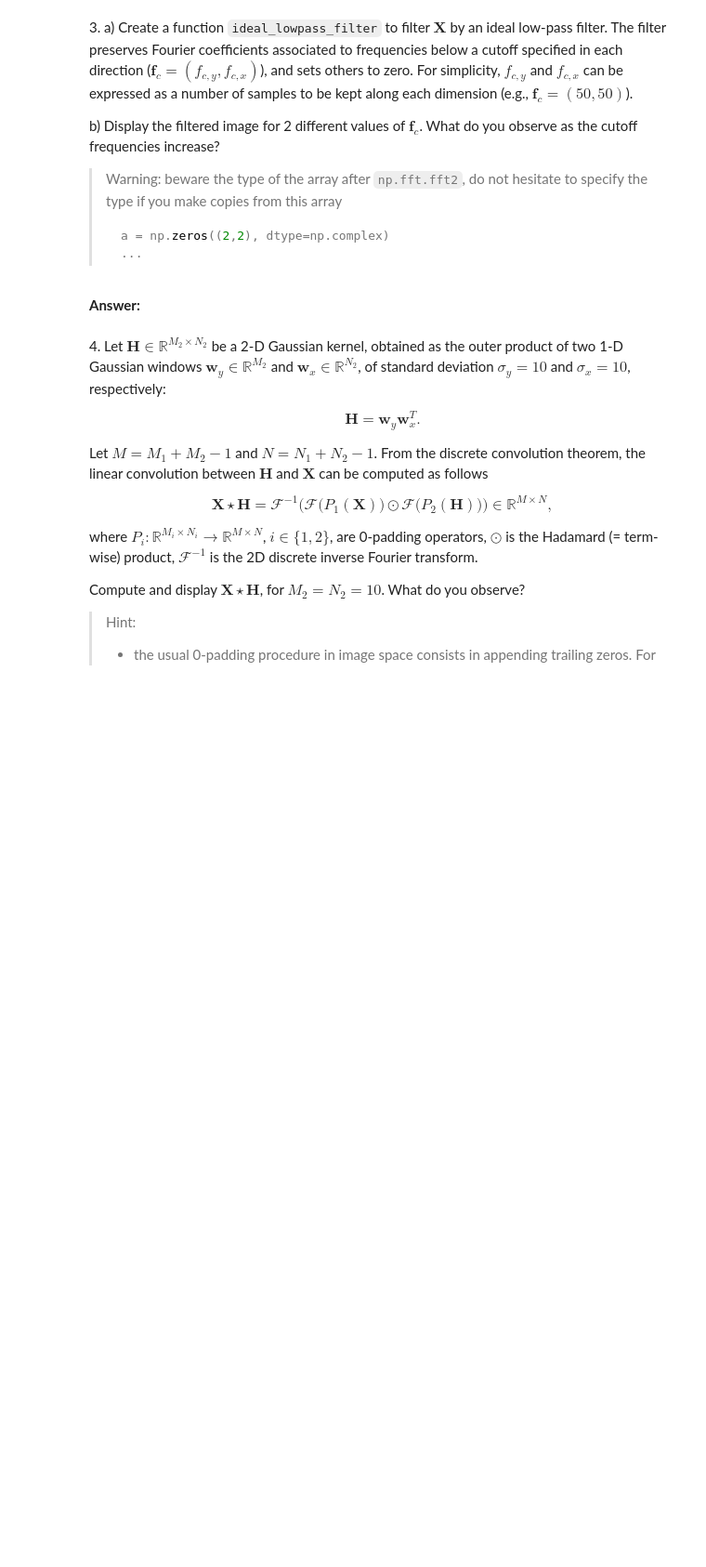
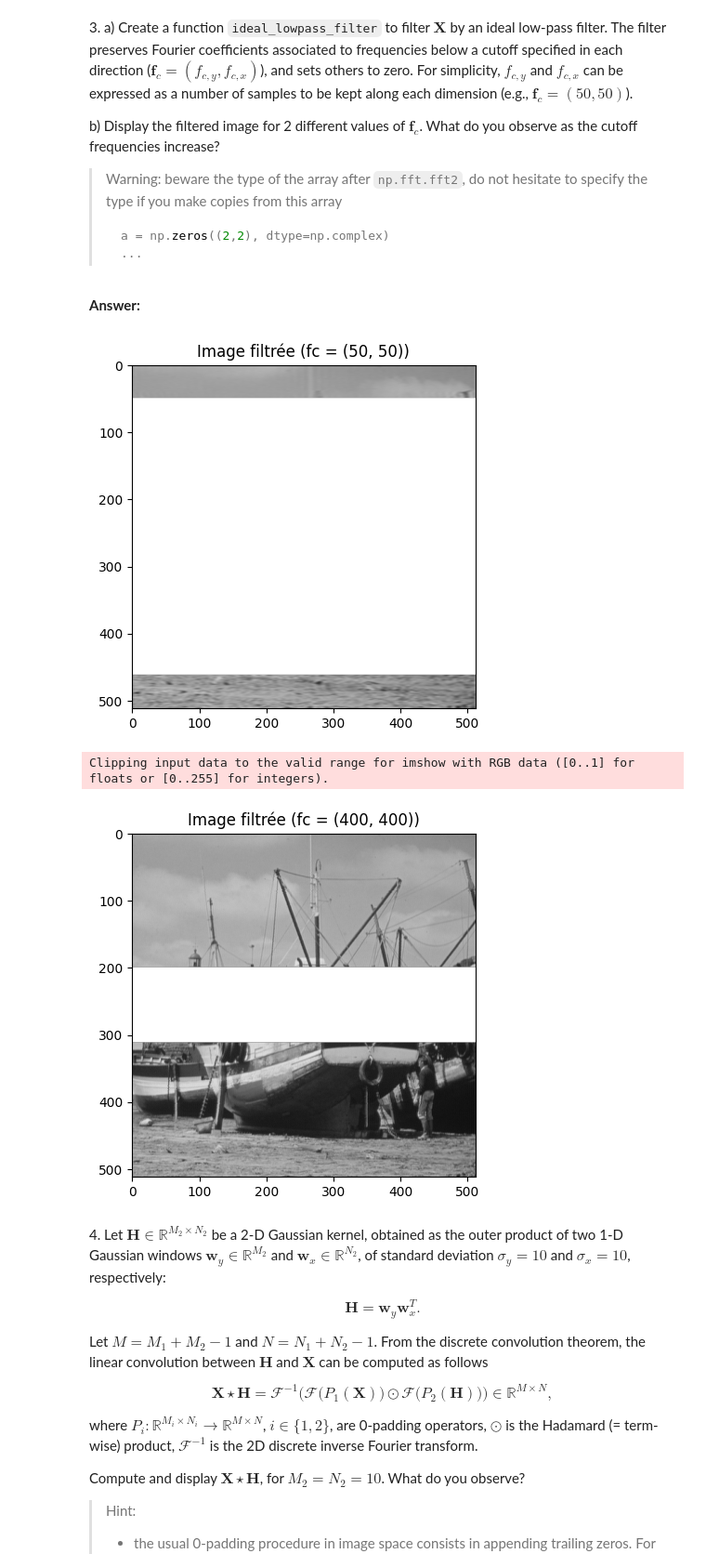
Before and after one commit to mcaron01/python_sdia, a Jupyter notebook: Labs/Lab3/lab3.ipynb, the cells around one changed output. Shown at 93% size. Drawn from its saved outputs; the diff is of its cells as text; code cells hidden in the pictures; blank space fills up the shorter version.

```diff
--- a/Labs/Lab3/lab3.ipynb
+++ b/Labs/Lab3/lab3.ipynb
@@ -329,3 +378,62 @@ b) Display the filtered image for 2 different values of $\mathbf{f}_c$. What do
+# %%
+def ideal_lowpass_filter(image, fc):
+    """
+    Applique un filtre passe-bas idéal à une image.
+
+    :param image: L'image d'entrée
+    :param fc: Fréquence de coupure sous forme de tuple (fc_y, fc_x)
+    :return: L'image filtrée
+    """
+    # Calcule la transformée de Fourier 2D de l'image
+    image_fft = np.fft.fft2(image)
+
+    # Applique la transformation fftshift pour déplacer la composante à fréquence nulle au centre
+    image_fft_shifted = np.fft.fftshift(image_fft)
+
+    # Définit les fréquences de coupure fc_y et fc_x
+    fc_y, fc_x = fc
+
+    # Calcule les dimensions de l'image
+    M, N, a = image_fft_shifted.shape
+
+    # Calcule les indices des fréquences de coupure dans le domaine de Fourier
+    fc_y_idx = int(fc_y)
+    fc_x_idx = int(fc_x)
+
+
+
+    # Applique le masque à la transformée de Fourier de l'image
+    filtered_image_fft = np.zeros_like(image_fft_shifted, dtype=complex)
+    filtered_image_fft[M//2-fc_y_idx:M//2+fc_y_idx, N//2-fc_x_idx:N//2+fc_x_idx] = image_fft_shifted[M//2-fc_y_idx:M//2+fc_y_idx, N//2-fc_x_idx:N//2+fc_x_idx]
+
+    # Effectue la transformation inverse de Fourier pour obtenir l'image filtrée
+    filtered_image = np.abs(np.fft.ifft2(np.fft.ifftshift(filtered_image_fft)))
+
+    return filtered_image
+
+# Définition des fréquences de coupure fc pour deux cas différents
+fc1 = (50, 50)
+fc2 = (200, 200)
+
+# Applique le filtre passe-bas idéal avec fc1
+filtered_image1 = ideal_lowpass_filter(image, fc1)
+
+# Affiche l'image filtrée pour fc1
+plt.imshow(filtered_image1, cmap='gray')
+plt.title("Image filtrée (fc = (50, 50))")
+plt.show()
+
+# Applique le filtre passe-bas idéal avec fc2
+filtered_image2 = ideal_lowpass_filter(image, fc2)
+
+# Affiche l'image filtrée pour fc2
+plt.imshow(filtered_image2, cmap='gray')
+plt.title("Image filtrée (fc = (400, 400))")
+plt.show()
+# %% [output]
+[figure, added]
+Clipping input data to the valid range for imshow with RGB data ([0..1] for floats or [0..255] for integers).
+[figure, added]
 # %% [markdown]
 4\. Let $\mathbf{H} \in \mathbb{R}^{M_2\times N_2}$ be a 2-D Gaussian kernel, obtained as the outer product of two 1-D Gaussian windows $\mathbf{w}_y \in \mathbb{R}^{M_2}$ and $\mathbf{w}_x \in \mathbb{R}^{N_2}$, of standard deviation $\sigma_y = 10$ and $\sigma_x = 10$, respectively:
 
```
Also changed, not shown: parts of 8 cells of this notebook.
